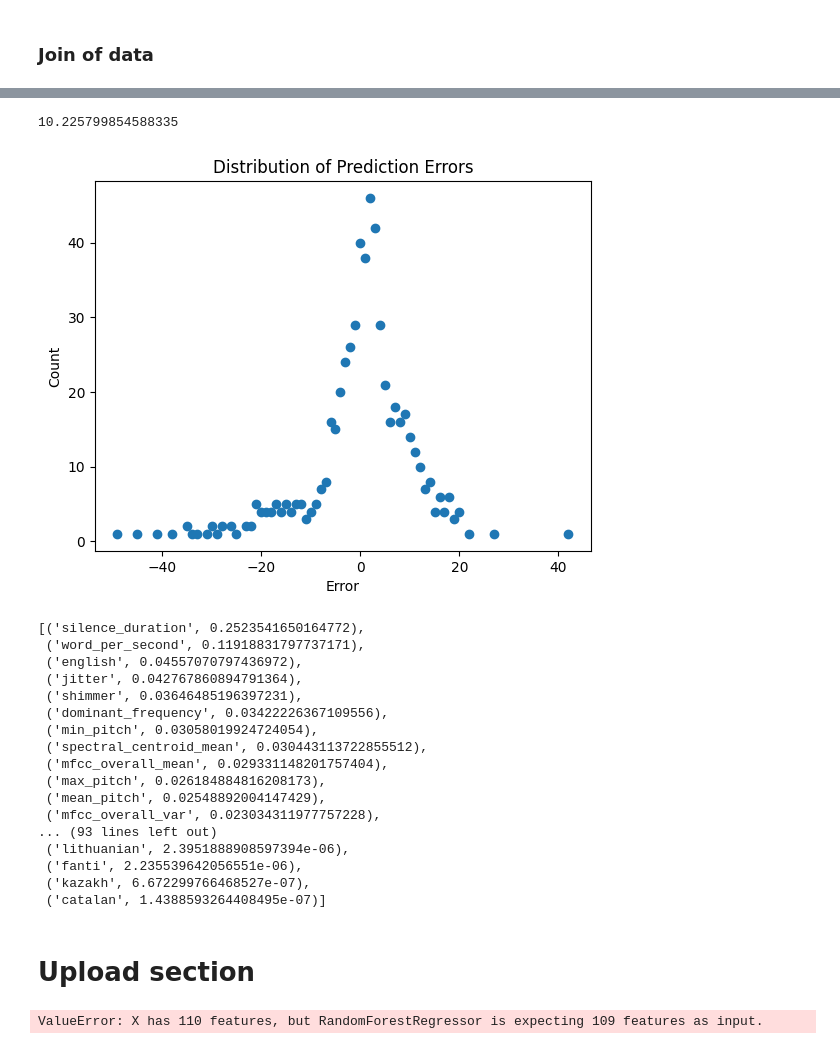
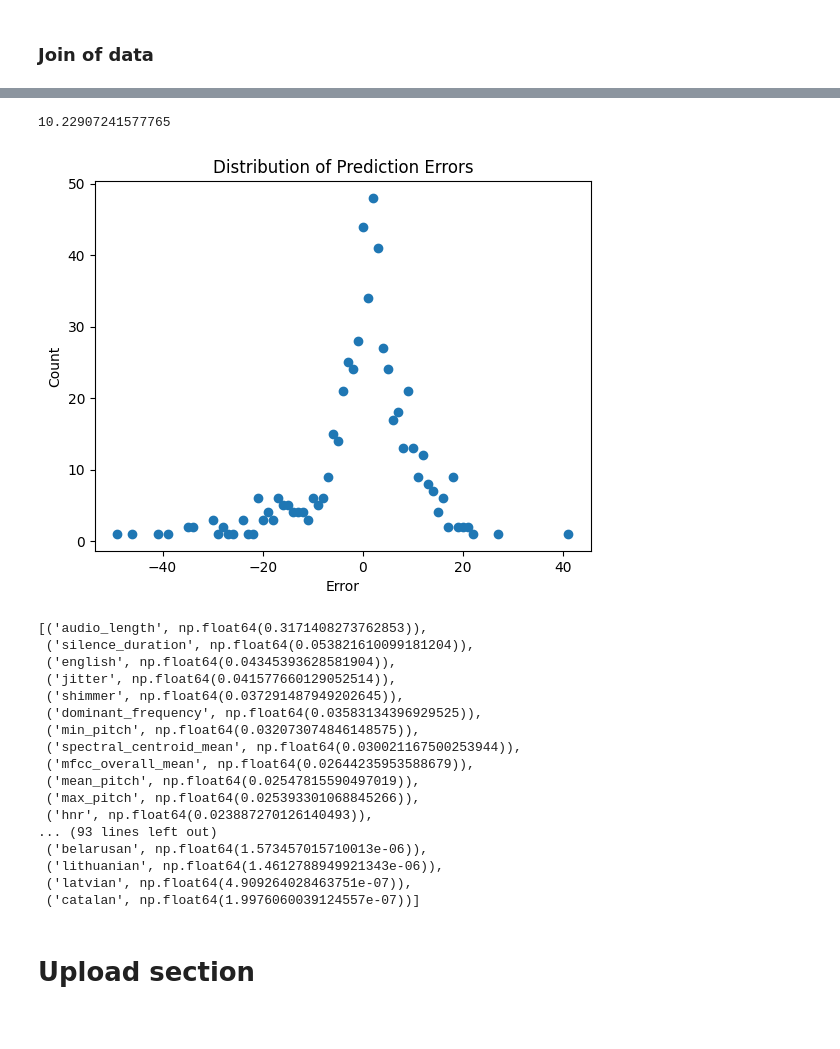
Before and after one commit to OTOTOTO02/Data-Science-Lab-process-and-methods-2024-25-WInter-Assignment, a Jupyter notebook: main.ipynb, the cells around one changed output, grey strips where cells are left out. Drawn from its saved outputs; the diff is of its cells as text; code cells hidden in the pictures.

Commit message:
output fixed, scaler fixed

```diff
--- a/main.ipynb
+++ b/main.ipynb
@@ -559,8 +591,12 @@ for i, toSub in zip(precisionLog.keys(), [1, 0, 0, 1, 1, 1, 1, 1, 0, 0]):
 # %%
 #TODO: only one scaler fitted on dev?
 
-step3_log_norm_dev_df = pd.DataFrame(StandardScaler().fit_transform(step3_log_dev_df), index=step3_log_dev_df.index, columns=step3_log_dev_df.columns)
-step3_log_norm_eval_df = pd.DataFrame(StandardScaler().fit_transform(step3_log_eval_df), index=step3_log_eval_df.index, columns=step3_log_eval_df.columns)
+no_age_dev_df = step3_log_dev_df.drop(columns=['age'], axis=1)
+
+scaler = StandardScaler().fit(no_age_dev_df)
+
+step3_log_norm_dev_df = pd.DataFrame(scaler.transform(no_age_dev_df), columns=no_age_dev_df.columns)
+step3_log_norm_eval_df = pd.DataFrame(scaler.transform(step3_log_eval_df), columns=step3_log_eval_df.columns)
 
 display(step3_log_norm_dev_df.head())
 display(step3_log_norm_eval_df.head())
@@ -1230,8 +1228,10 @@ display(features_extracted_dev)
 # %%
 # features_extracted_dev = features_extracted_dev.drop(columns=['audio'], axis=1)
 
-step4_df = pd.concat([step3_log_norm_dev_df, features_extracted_dev.drop(columns=['audio'], axis=1)], axis=1)
+step4_dev_df = pd.concat([no_age_dev_df, features_extracted_dev.drop(columns=['audio'], axis=1)], axis=1)
+step4_eval_df = pd.concat([step3_log_eval_df, features_extracted_eval.drop(columns=['audio'], axis=1)], axis=1)
 
 # step4_df['word_per_second'] = step4_df['num_words'] / step4_df['audio_length']
 
-res = pd.DataFrame(StandardScaler().fit_transform(step4_df), index=step4_df.index, columns=step4_df.columns)
+display(step4_dev_df.head())
+display(step4_eval_df.head())
@@ -1237,0 +1253,9 @@ res = pd.DataFrame(StandardScaler().fit_transform(step4_df), index=step4_df.inde
+# %%
+# need standardize data
+scaler_join = StandardScaler().fit(step4_dev_df)
+
+step4_dev_norm_df = pd.DataFrame(scaler_join.transform(step4_dev_df), columns=step4_dev_df.columns)
+step4_eval_norm_df = pd.DataFrame(scaler_join.transform(step4_eval_df), columns=step4_eval_df.columns)
+
+display(step4_dev_norm_df.head())
+display(step4_eval_norm_df.head())
@@ -1238,50 +1277,48 @@ res = pd.DataFrame(StandardScaler().fit_transform(step4_df), index=step4_df.inde
 # %%
-X_train_val_df = step4_df.copy()
-X_train_val_df = X_train_val_df.drop(columns=['age'], axis=1)
+X_train_val_df = step4_dev_norm_df.copy()
+X_train_val_df = X_train_val_df
 
 forest = RandomForestRegressor(random_state=341967)
 
 X_train, X_val, y_train, y_val = train_test_split(X_train_val_df, ages_df, test_size=0.2, shuffle=True, random_state=341967)
 
 forest.fit(X_train, y_train)
 y_pred = forest.predict(X_val)
 
 display(root_mean_squared_error(y_val, y_pred))
 
 _ = plot_error_distripution(y_pred, y_val, 0)
 #10.455056281368881
 # %% [output]
-10.225799854588335
+10.22907241577765
-[figure, old version]
+[figure, new version]
 # %%
 sorted(zip(forest.feature_names_in_, forest.feature_importances_), key=lambda x:x[1] , reverse=True)
 # %% [output]
-[('silence_duration', 0.2523541650164772),
- ('word_per_second', 0.11918831797737171),
- ('english', 0.04557070797436972),
- ('jitter', 0.042767860894791364),
- ('shimmer', 0.03646485196397231),
- ('dominant_frequency', 0.03422226367109556),
- ('min_pitch', 0.03058019924724054),
- ('spectral_centroid_mean', 0.030443113722855512),
- ('mfcc_overall_mean', 0.029331148201757404),
- ('max_pitch', 0.026184884816208173),
- ('mean_pitch', 0.02548892004147429),
- ('mfcc_overall_var', 0.023034311977757228),
+[('audio_length', np.float64(0.3171408273762853)),
+ ('silence_duration', np.float64(0.053821610099181204)),
+ ('english', np.float64(0.04345393628581904)),
+ ('jitter', np.float64(0.041577660129052514)),
+ ('shimmer', np.float64(0.037291487949202645)),
+ ('dominant_frequency', np.float64(0.03583134396929525)),
+ ('min_pitch', np.float64(0.032073074846148575)),
+ ('spectral_centroid_mean', np.float64(0.030021167500253944)),
+ ('mfcc_overall_mean', np.float64(0.02644235953588679)),
+ ('mean_pitch', np.float64(0.02547815590497019)),
+ ('max_pitch', np.float64(0.025393301068845266)),
+ ('hnr', np.float64(0.023887270126140493)),
 ... (93 lines left out)
- ('lithuanian', 2.3951888908597394e-06),
- ('fanti', 2.235539642056551e-06),
- ('kazakh', 6.672299766468527e-07),
- ('catalan', 1.4388593264408495e-07)]
+ ('belarusan', np.float64(1.573457015710013e-06)),
+ ('lithuanian', np.float64(1.4612788949921343e-06)),
+ ('latvian', np.float64(4.909264028463751e-07)),
+ ('catalan', np.float64(1.9976060039124557e-07))]
 # %% [markdown]
 # Upload section
 # %%
-y_eval_pred = forest.predict(step4_df.values)
+y_eval_pred = forest.predict(step4_eval_norm_df)
 
 with open("results.csv", "w") as fout:
     fout.write("Id,Predicted\n")
 
     for id, y in enumerate(y_eval_pred):
         fout.write(f"{id},{y}\n")
-# %% [output]
-ValueError: X has 110 features, but RandomForestRegressor is expecting 109 features as input.
```
Also changed, not shown: parts of 15 cells of this notebook.
